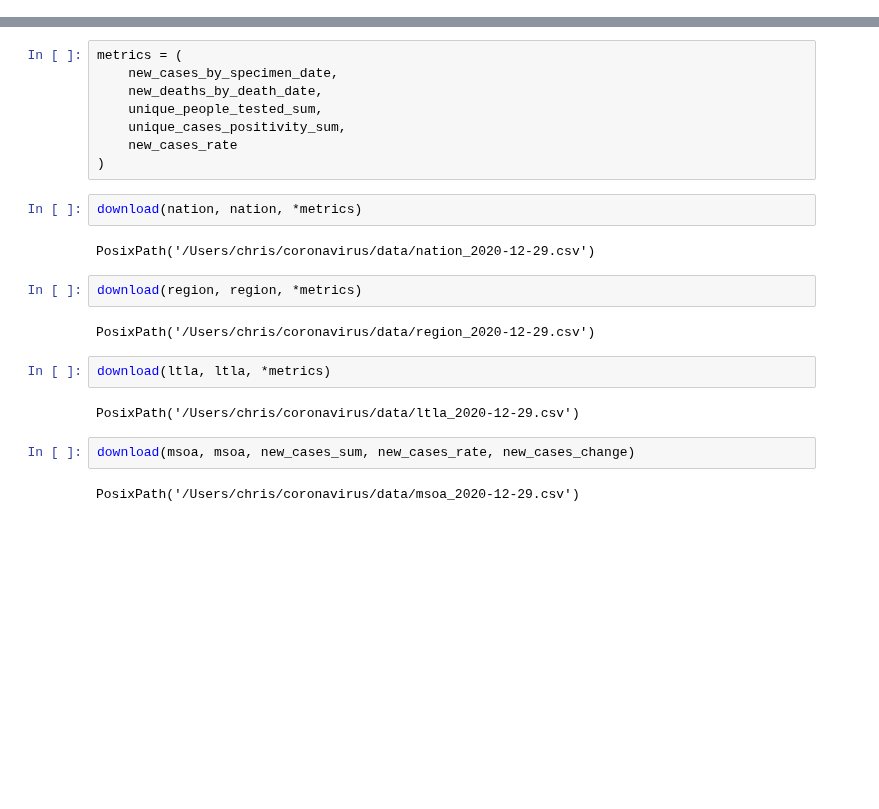
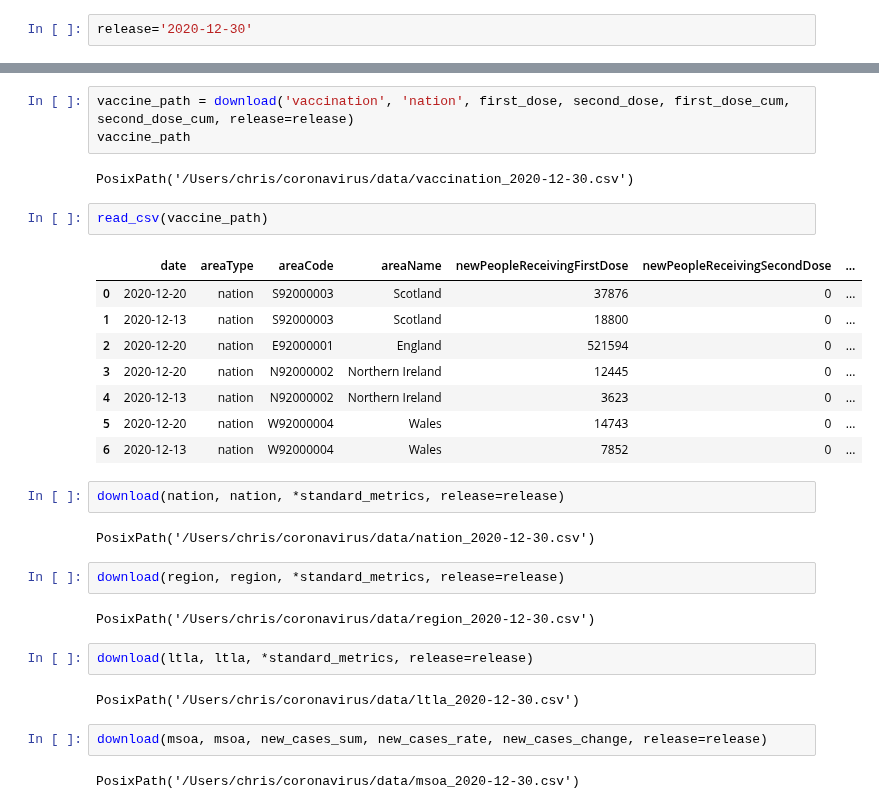
Before and after one commit to cjw296/coronavirus, a Jupyter notebook: phe.ipynb, the cells around one changed output, grey strips where cells are left out. Cells and saved outputs as stored; diff of their text form; blank space fills up the shorter version.

Commit message:
Factor out downloading and implement backfill downloader

```diff
--- a/phe.ipynb
+++ b/phe.ipynb
@@ -6,3 +7,5 @@ from phe import pickle, query, download, plot_summary
+# %%
+release='2020-12-30'
 # %%
 overview_data = query(
     filters={area_type: overview},
@@ -36,24 +39,32 @@ plot_summary(earliest_date='2020-03-01', tested_formatter=lambda y, pos: f"{y /
-# %%
-metrics = (
-    new_cases_by_specimen_date,
-    new_deaths_by_death_date,
-    unique_people_tested_sum,
-    unique_cases_positivity_sum,
-    new_cases_rate
-)
+# %%
+vaccine_path = download('vaccination', 'nation', first_dose, second_dose, first_dose_cum, second_dose_cum, release=release)
+vaccine_path
+# %% [output]
+PosixPath('/Users/chris/coronavirus/data/vaccination_2020-12-30.csv')
+# %%
+read_csv(vaccine_path)
+# %% [output]
+|  | date | areaType | areaCode | areaName | newPeopleReceivingFirstDose | newPeopleReceivingSecondDose | ... |
+| 0 | 2020-12-20 | nation | S92000003 | Scotland | 37876 | 0 | ... |
+| 1 | 2020-12-13 | nation | S92000003 | Scotland | 18800 | 0 | ... |
+| 2 | 2020-12-20 | nation | E92000001 | England | 521594 | 0 | ... |
+| 3 | 2020-12-20 | nation | N92000002 | Northern Ireland | 12445 | 0 | ... |
+| 4 | 2020-12-13 | nation | N92000002 | Northern Ireland | 3623 | 0 | ... |
+| 5 | 2020-12-20 | nation | W92000004 | Wales | 14743 | 0 | ... |
+| 6 | 2020-12-13 | nation | W92000004 | Wales | 7852 | 0 | ... |
 # %%
-download(nation, nation, *metrics)
+download(nation, nation, *standard_metrics, release=release)
 # %% [output]
-PosixPath('/Users/chris/coronavirus/data/nation_2020-12-29.csv')
+PosixPath('/Users/chris/coronavirus/data/nation_2020-12-30.csv')
 # %%
-download(region, region, *metrics)
+download(region, region, *standard_metrics, release=release)
 # %% [output]
-PosixPath('/Users/chris/coronavirus/data/region_2020-12-29.csv')
+PosixPath('/Users/chris/coronavirus/data/region_2020-12-30.csv')
 # %%
-download(ltla, ltla, *metrics)
+download(ltla, ltla, *standard_metrics, release=release)
 # %% [output]
-PosixPath('/Users/chris/coronavirus/data/ltla_2020-12-29.csv')
+PosixPath('/Users/chris/coronavirus/data/ltla_2020-12-30.csv')
 # %%
-download(msoa, msoa, new_cases_sum, new_cases_rate, new_cases_change)
+download(msoa, msoa, new_cases_sum, new_cases_rate, new_cases_change, release=release)
 # %% [output]
-PosixPath('/Users/chris/coronavirus/data/msoa_2020-12-29.csv')
+PosixPath('/Users/chris/coronavirus/data/msoa_2020-12-30.csv')
```
Also changed, not shown: parts of 4 cells of this notebook, 3 other files.
